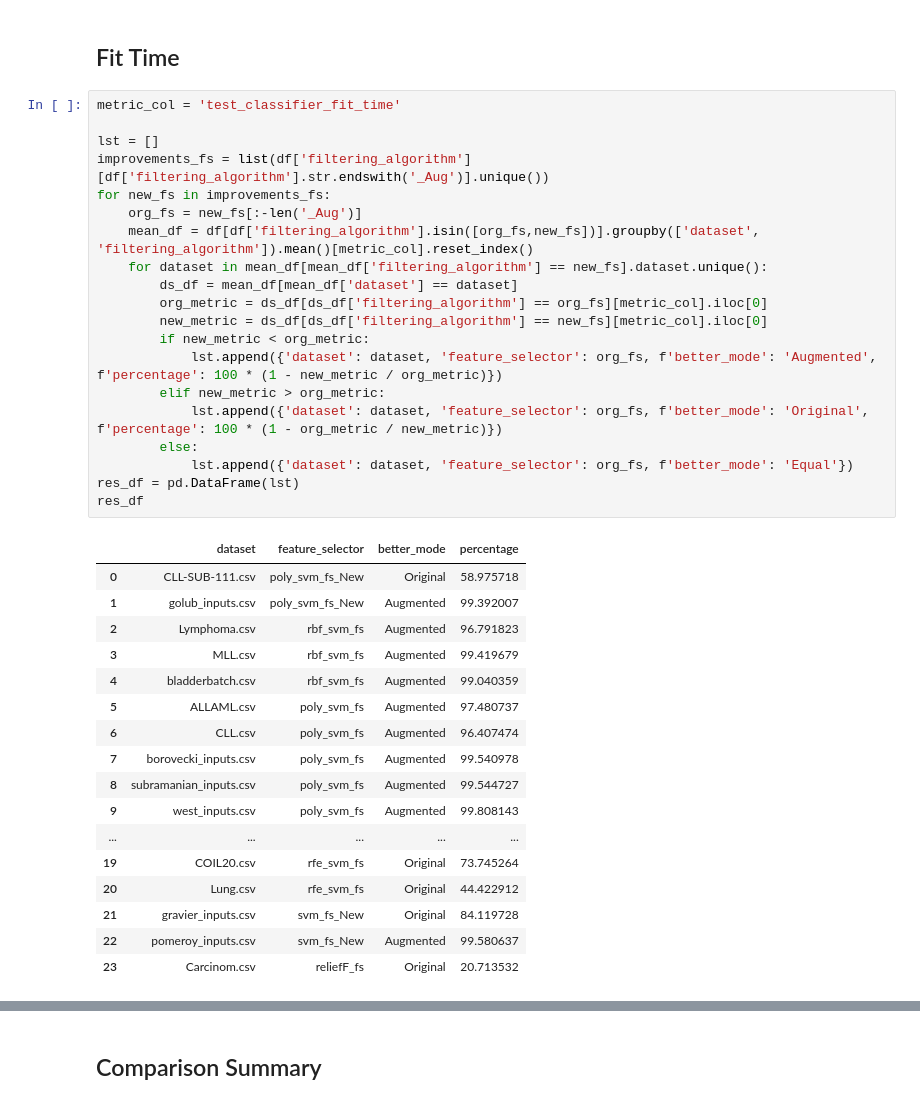
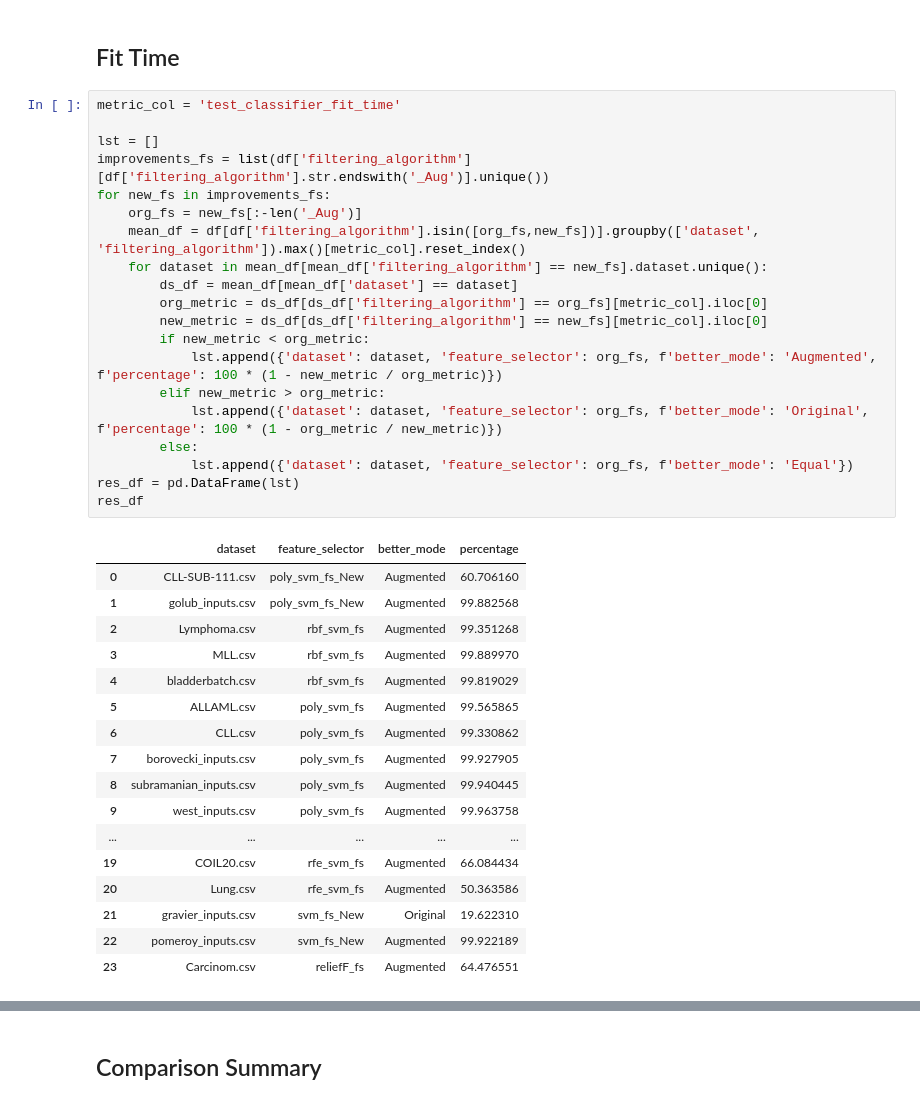
Before and after one commit to TzviLederer/feature-selection, a Jupyter notebook: analyze_results.ipynb, the cells around one changed output, grey strips where cells are left out. Drawn from its saved outputs; the diff is of its cells as text.

```diff
--- a/analyze_results.ipynb
+++ b/analyze_results.ipynb
@@ -538,41 +538,41 @@ acc_stats_df
 # %%
 metric_col = 'test_classifier_fit_time'
 
 lst = []
 improvements_fs = list(df['filtering_algorithm'][df['filtering_algorithm'].str.endswith('_Aug')].unique())
 for new_fs in improvements_fs:
     org_fs = new_fs[:-len('_Aug')]
-    mean_df = df[df['filtering_algorithm'].isin([org_fs,new_fs])].groupby(['dataset', 'filtering_algorithm']).mean()[metric_col].reset_index()
+    mean_df = df[df['filtering_algorithm'].isin([org_fs,new_fs])].groupby(['dataset', 'filtering_algorithm']).max()[metric_col].reset_index()
     for dataset in mean_df[mean_df['filtering_algorithm'] == new_fs].dataset.unique():
         ds_df = mean_df[mean_df['dataset'] == dataset]
         org_metric = ds_df[ds_df['filtering_algorithm'] == org_fs][metric_col].iloc[0]
         new_metric = ds_df[ds_df['filtering_algorithm'] == new_fs][metric_col].iloc[0]
         if new_metric < org_metric:
             lst.append({'dataset': dataset, 'feature_selector': org_fs, f'better_mode': 'Augmented', f'percentage': 100 * (1 - new_metric / org_metric)})
         elif new_metric > org_metric:
             lst.append({'dataset': dataset, 'feature_selector': org_fs, f'better_mode': 'Original', f'percentage': 100 * (1 - org_metric / new_metric)})
         else:
             lst.append({'dataset': dataset, 'feature_selector': org_fs, f'better_mode': 'Equal'})
 res_df = pd.DataFrame(lst)
 res_df
 # %% [output]
 |  | dataset | feature_selector | better_mode | percentage |
-| 0 | CLL-SUB-111.csv | poly_svm_fs_New | Original | 58.975718 |
-| 1 | golub_inputs.csv | poly_svm_fs_New | Augmented | 99.392007 |
-| 2 | Lymphoma.csv | rbf_svm_fs | Augmented | 96.791823 |
-| 3 | MLL.csv | rbf_svm_fs | Augmented | 99.419679 |
-| 4 | bladderbatch.csv | rbf_svm_fs | Augmented | 99.040359 |
-| 5 | ALLAML.csv | poly_svm_fs | Augmented | 97.480737 |
-| 6 | CLL.csv | poly_svm_fs | Augmented | 96.407474 |
-| 7 | borovecki_inputs.csv | poly_svm_fs | Augmented | 99.540978 |
-| 8 | subramanian_inputs.csv | poly_svm_fs | Augmented | 99.544727 |
-| 9 | west_inputs.csv | poly_svm_fs | Augmented | 99.808143 |
+| 0 | CLL-SUB-111.csv | poly_svm_fs_New | Augmented | 60.706160 |
+| 1 | golub_inputs.csv | poly_svm_fs_New | Augmented | 99.882568 |
+| 2 | Lymphoma.csv | rbf_svm_fs | Augmented | 99.351268 |
+| 3 | MLL.csv | rbf_svm_fs | Augmented | 99.889970 |
+| 4 | bladderbatch.csv | rbf_svm_fs | Augmented | 99.819029 |
+| 5 | ALLAML.csv | poly_svm_fs | Augmented | 99.565865 |
+| 6 | CLL.csv | poly_svm_fs | Augmented | 99.330862 |
+| 7 | borovecki_inputs.csv | poly_svm_fs | Augmented | 99.927905 |
+| 8 | subramanian_inputs.csv | poly_svm_fs | Augmented | 99.940445 |
+| 9 | west_inputs.csv | poly_svm_fs | Augmented | 99.963758 |
 | ... | ... | ... | ... | ... |
-| 19 | COIL20.csv | rfe_svm_fs | Original | 73.745264 |
-| 20 | Lung.csv | rfe_svm_fs | Original | 44.422912 |
-| 21 | gravier_inputs.csv | svm_fs_New | Original | 84.119728 |
-| 22 | pomeroy_inputs.csv | svm_fs_New | Augmented | 99.580637 |
-| 23 | Carcinom.csv | reliefF_fs | Original | 20.713532 |
+| 19 | COIL20.csv | rfe_svm_fs | Augmented | 66.084434 |
+| 20 | Lung.csv | rfe_svm_fs | Augmented | 50.363586 |
+| 21 | gravier_inputs.csv | svm_fs_New | Original | 19.622310 |
+| 22 | pomeroy_inputs.csv | svm_fs_New | Augmented | 99.922189 |
+| 23 | Carcinom.csv | reliefF_fs | Augmented | 64.476551 |
 # %%
 stats = []
 improved = res_df[res_df[f'better_mode'] == 'Augmented']
```
Also changed, not shown: parts of 2 cells of this notebook.
